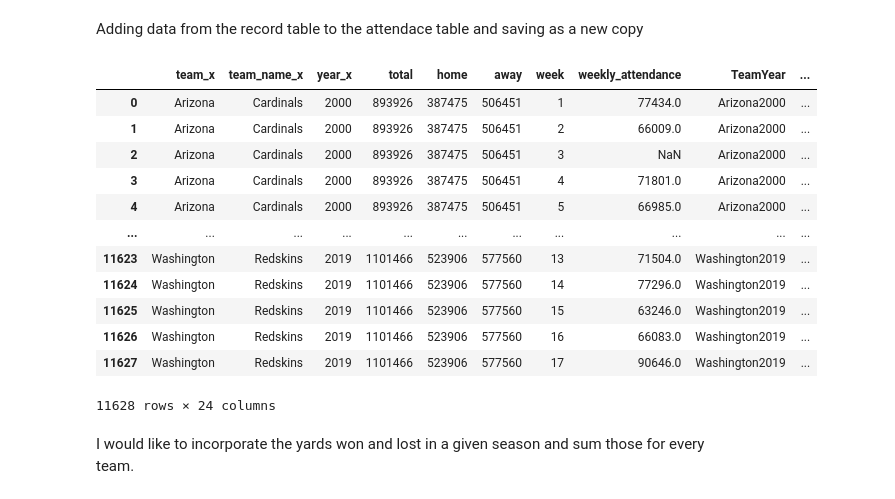
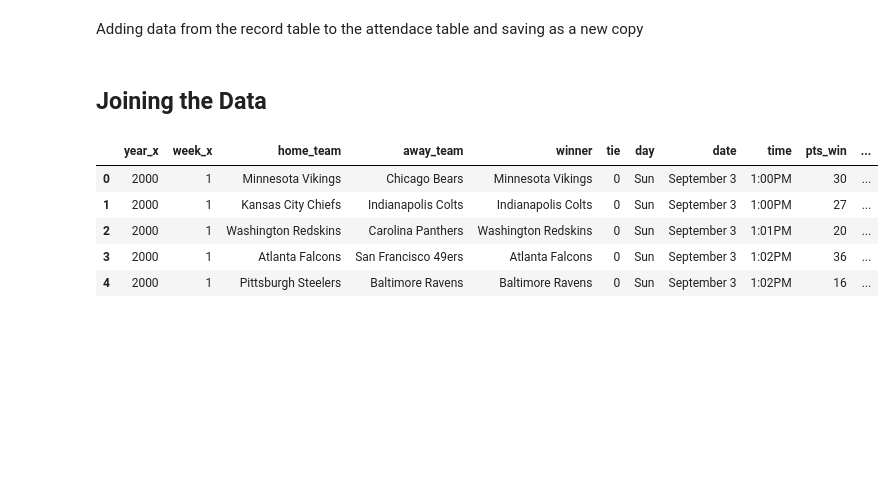
Before and after one commit to jguptil1/Portfolio-Projects, a Jupyter notebook: FootballStandings/football_attendance.ipynb, the cells around one changed output. Saved outputs shown, nothing was run; the diff lists cells and outputs as text; code cells hidden in the pictures; blank space fills up the shorter version.

```diff
--- a/FootballStandings/football_attendance.ipynb
+++ b/FootballStandings/football_attendance.ipynb
@@ -188,30 +192,46 @@ attendance['year'].max() #2019
 ## Data Wrangling
 # %% [markdown]
 Adding data from the record table to the attendace table and saving as a new copy
-# %%
-# Need to make a primary key to join on for both tables
-
-# Attendance Table
-attendance['TeamYear'] = attendance['team']+attendance['year'].astype(str)
-
-# Standings Table
-standings['TeamYear'] = standings['team']+standings['year'].astype(str)
-# %%
-attend_rec = pd.merge(attendance, standings, on='TeamYear', how='left')
-attend_rec
-# %% [output]
-|  | team_x | team_name_x | year_x | total | home | away | week | weekly_attendance | TeamYear | ... |
-| 0 | Arizona | Cardinals | 2000 | 893926 | 387475 | 506451 | 1 | 77434.0 | Arizona2000 | ... |
-| 1 | Arizona | Cardinals | 2000 | 893926 | 387475 | 506451 | 2 | 66009.0 | Arizona2000 | ... |
-| 2 | Arizona | Cardinals | 2000 | 893926 | 387475 | 506451 | 3 | NaN | Arizona2000 | ... |
-| 3 | Arizona | Cardinals | 2000 | 893926 | 387475 | 506451 | 4 | 71801.0 | Arizona2000 | ... |
-| 4 | Arizona | Cardinals | 2000 | 893926 | 387475 | 506451 | 5 | 66985.0 | Arizona2000 | ... |
-| ... | ... | ... | ... | ... | ... | ... | ... | ... | ... | ... |
-| 11623 | Washington | Redskins | 2019 | 1101466 | 523906 | 577560 | 13 | 71504.0 | Washington2019 | ... |
-| 11624 | Washington | Redskins | 2019 | 1101466 | 523906 | 577560 | 14 | 77296.0 | Washington2019 | ... |
-| 11625 | Washington | Redskins | 2019 | 1101466 | 523906 | 577560 | 15 | 63246.0 | Washington2019 | ... |
-| 11626 | Washington | Redskins | 2019 | 1101466 | 523906 | 577560 | 16 | 66083.0 | Washington2019 | ... |
-| 11627 | Washington | Redskins | 2019 | 1101466 | 523906 | 577560 | 17 | 90646.0 | Washington2019 | ... |
-11628 rows × 24 columns
-# %% [markdown]
-I would like to incorporate the yards won and lost in a given season and sum those for every team.
+# %%
+# Need to make a primary key to join on for both tables
+
+# Attendance Table primary key
+attendance['week'] = attendance['week'].astype(str)
+attendance['year']=attendance['year'].astype(str)
+attendance['AttendanceID'] = attendance['team_name']+attendance['year']+attendance['week'].astype(str)
+
+#games Table primary key
+games['gameID'] = games['year']+games['week']+games['home_team'].astype(str)
+
+# Games Table foriegn key
+games['week'] = games['week'].astype(str)
+games['year'] = games['year'].astype(str)
+games['AttendanceID'] = games['home_team_name']+games['year']+games['week'].astype(str) #foreign
+games['StandingsID'] = games['home_team_name']+games['year'].astype(str) #foreign
+
+# #standings primary key
+standings['year'] = standings['year'].astype(str)
+standings['StandingsID'] = standings['team_name']+standings['year'].astype(str)
+# %% [markdown]
+## Joining the Data
+# %%
+# attend_rec = pd.merge(attendance, standings, on='TeamYear', how='left')
+# attend_rec
+
+games_attendance = pd.merge(games, attendance, on='AttendanceID', how='left')
+games_attendance.head()
+#games_attendance.shape #5324
+
+#columns to drop becasue of redundency
+drop_cols = ['year_y','week_y', ]
+games_attendance = games_attendance.drop(columns=drop_cols)
+games_attendance2 = games_attendance.copy()
+
+games_attendance2.head()
+# %% [output]
+|  | year_x | week_x | home_team | away_team | winner | tie | day | date | time | pts_win | ... |
+| 0 | 2000 | 1 | Minnesota Vikings | Chicago Bears | Minnesota Vikings | 0 | Sun | September 3 | 1:00PM | 30 | ... |
+| 1 | 2000 | 1 | Kansas City Chiefs | Indianapolis Colts | Indianapolis Colts | 0 | Sun | September 3 | 1:00PM | 27 | ... |
+| 2 | 2000 | 1 | Washington Redskins | Carolina Panthers | Washington Redskins | 0 | Sun | September 3 | 1:01PM | 20 | ... |
+| 3 | 2000 | 1 | Atlanta Falcons | San Francisco 49ers | Atlanta Falcons | 0 | Sun | September 3 | 1:02PM | 36 | ... |
+| 4 | 2000 | 1 | Pittsburgh Steelers | Baltimore Ravens | Baltimore Ravens | 0 | Sun | September 3 | 1:02PM | 16 | ... |
```
Also changed, not shown: parts of 14 cells of this notebook, 1 other file.
